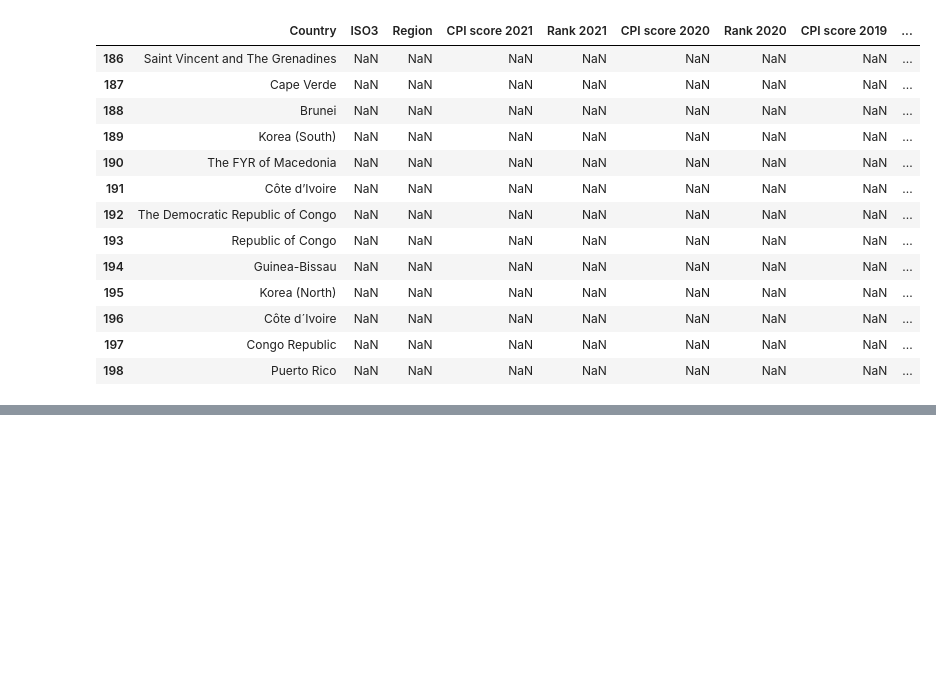
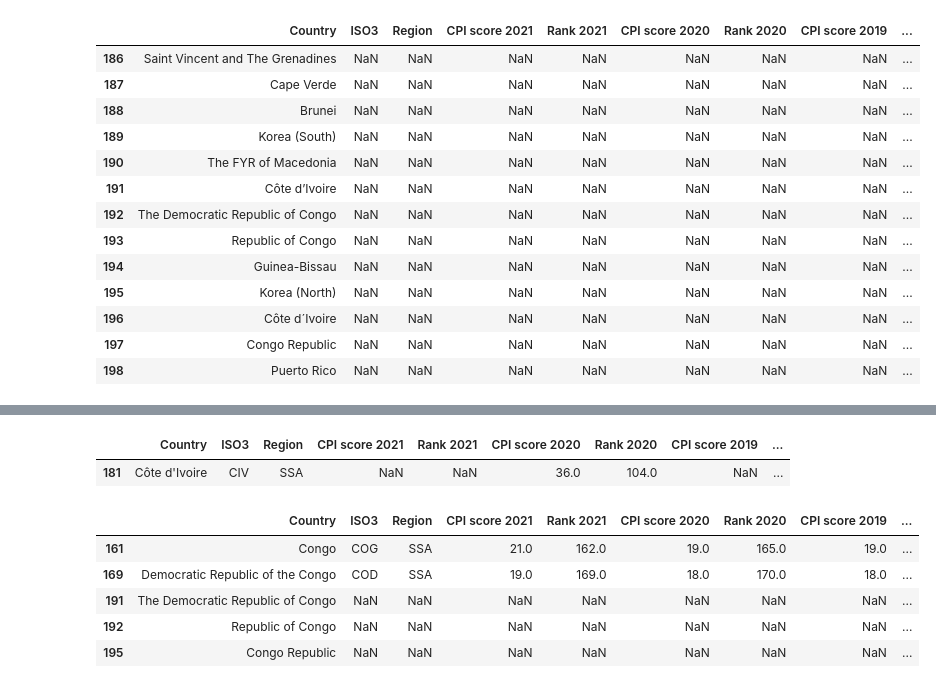
Before and after one commit to wanzulfikri/cpi_analysis, a Jupyter notebook: CPI 2012-2021.ipynb, the cells around one changed output, grey strips where cells are left out. Cells and saved outputs as stored; diff of their text form; code cells hidden in the pictures; blank space fills up the shorter version.

Commit message:
clean Ivory Coast

```diff
--- a/CPI 2012-2021.ipynb
+++ b/CPI 2012-2021.ipynb
@@ -466,0 +432,28 @@ ValueError: cannot reindex on an axis with duplicate labels
+# %%
+# the clean_inconsistent_names doesn't work well for Côte d’Ivoire
+# so, we'll resort to copying the data without it
+
+CPI.loc[181, ["CPI score 2017", "Rank 2017"]] = CPI.loc[185, ["CPI score 2017", "Rank 2017"]]
+CPI.loc[181, ["CPI score 2016", "Rank 2016"]] = CPI.loc[190, ["CPI score 2016", "Rank 2016"]]
+CPI.loc[181, ["CPI score 2015", "Rank 2015",
+              "CPI score 2014", "Rank 2014",
+              "CPI score 2013", "Rank 2013",
+              "CPI score 2012", "Rank 2012"]] = CPI.loc[194, ["CPI score 2015", "Rank 2015",
+                                                              "CPI score 2014", "Rank 2014",
+                                                              "CPI score 2013", "Rank 2013",
+                                                              "CPI score 2012", "Rank 2012"]]
+CPI.drop([185,190,194], inplace=True)
+CPI[CPI["Country"].str.contains("Côte")]
+# %% [output]
+|  | Country | ISO3 | Region | CPI score 2021 | Rank 2021 | CPI score 2020 | Rank 2020 | CPI score 2019 | ... |
+| 181 | Côte d'Ivoire | CIV | SSA | NaN | NaN | 36.0 | 104.0 | NaN | ... |
+# %%
+# next, Congo
+CPI[CPI["Country"].str.match(r".*Congo")]
+# %% [output]
+|  | Country | ISO3 | Region | CPI score 2021 | Rank 2021 | CPI score 2020 | Rank 2020 | CPI score 2019 | ... |
+| 161 | Congo | COG | SSA | 21.0 | 162.0 | 19.0 | 165.0 | 19.0 | ... |
+| 169 | Democratic Republic of the Congo | COD | SSA | 19.0 | 169.0 | 18.0 | 170.0 | 18.0 | ... |
+| 191 | The Democratic Republic of Congo | NaN | NaN | NaN | NaN | NaN | NaN | NaN | ... |
+| 192 | Republic of Congo | NaN | NaN | NaN | NaN | NaN | NaN | NaN | ... |
+| 195 | Congo Republic | NaN | NaN | NaN | NaN | NaN | NaN | NaN | ... |
```
Also changed, not shown: parts of 21 cells of this notebook.
